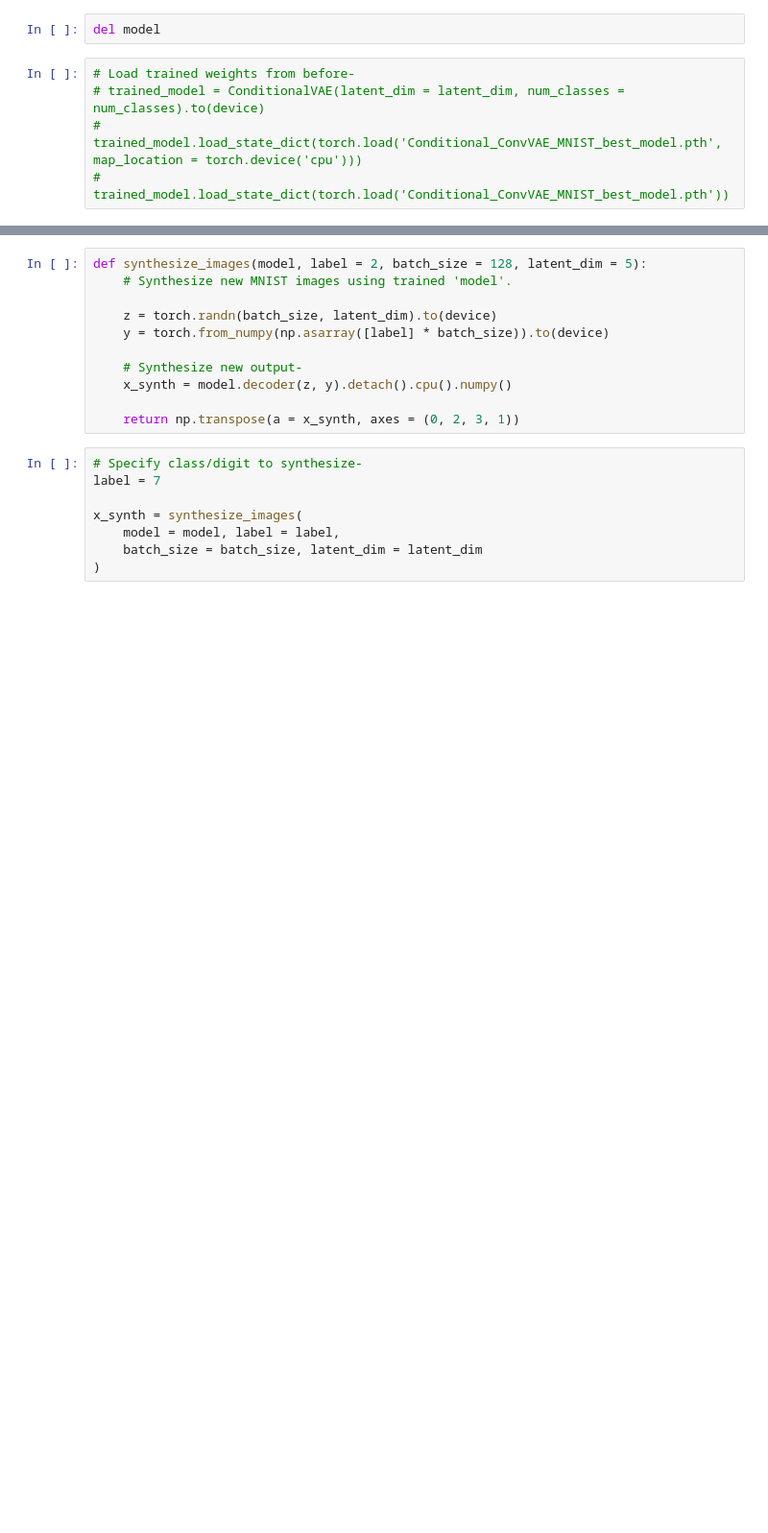
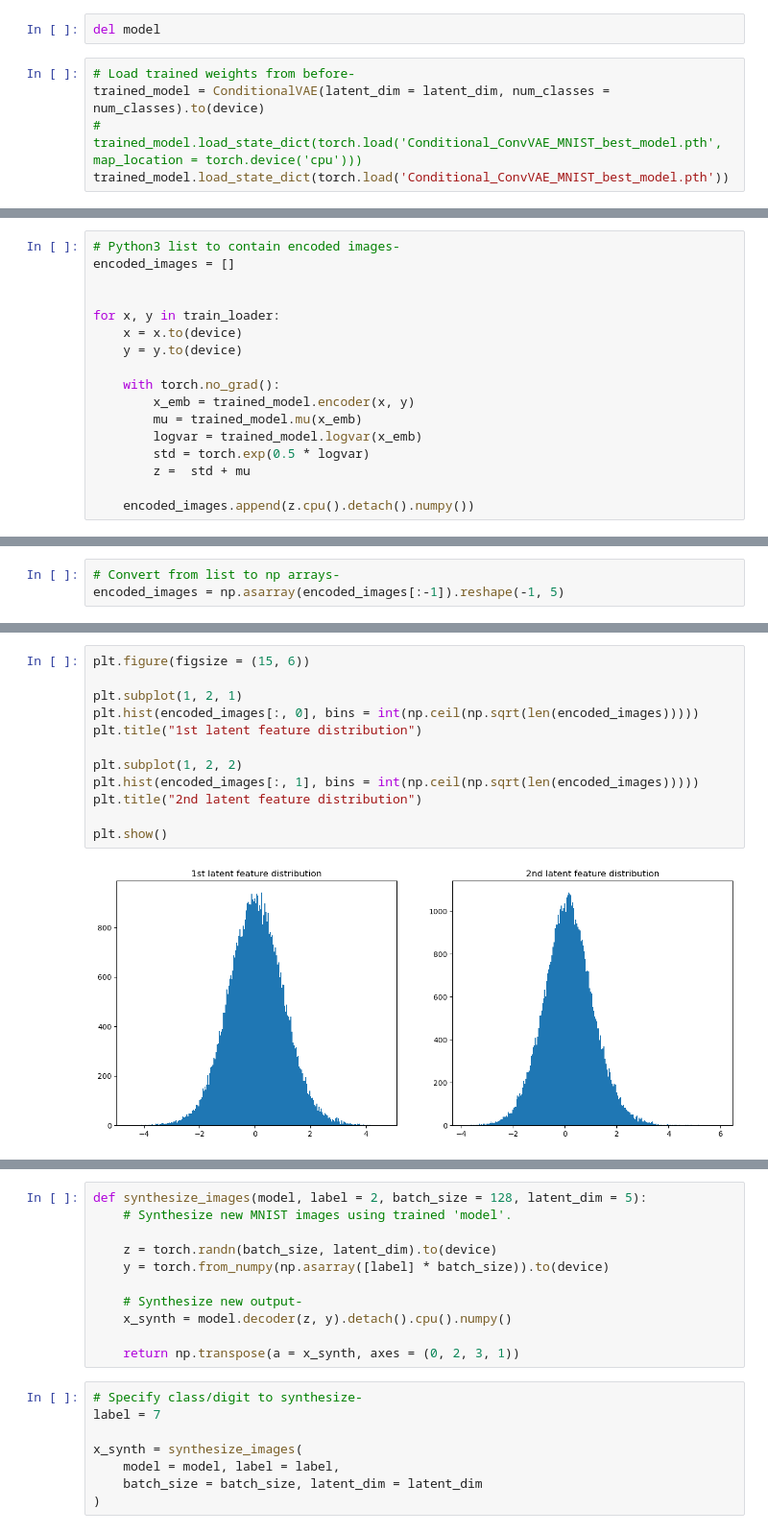
Before and after one commit to arjun-majumdar/Autoencoders_Experiments, a Jupyter notebook: Conditional_ConvVAE_MNIST_torch.ipynb, the cells around one changed output, grey strips where cells are left out. Shown: that part at 96% size. Drawn from its saved outputs; the diff is of its cells as text; blank space fills up the shorter version.

Commit message:
Conditional Conv-VAE: MNIST & torch

```diff
--- a/Conditional_ConvVAE_MNIST_torch.ipynb
+++ b/Conditional_ConvVAE_MNIST_torch.ipynb
@@ -523,6 +523,6 @@ plt.show()
 del model
 # %%
 # Load trained weights from before-
-# trained_model = ConditionalVAE(latent_dim = latent_dim, num_classes = num_classes).to(device)
+trained_model = ConditionalVAE(latent_dim = latent_dim, num_classes = num_classes).to(device)
 # trained_model.load_state_dict(torch.load('Conditional_ConvVAE_MNIST_best_model.pth', map_location = torch.device('cpu')))
-# trained_model.load_state_dict(torch.load('Conditional_ConvVAE_MNIST_best_model.pth'))
+trained_model.load_state_dict(torch.load('Conditional_ConvVAE_MNIST_best_model.pth'))
@@ -528,0 +533,17 @@ del model
+# %%
+# Python3 list to contain encoded images-
+encoded_images = []
+
+
+for x, y in train_loader:
+    x = x.to(device)
+    y = y.to(device)
+
+    with torch.no_grad():
+        x_emb = trained_model.encoder(x, y)
+        mu = trained_model.mu(x_emb)
+        logvar = trained_model.logvar(x_emb)
+        std = torch.exp(0.5 * logvar)
+        z =  std + mu
+
+    encoded_images.append(z.cpu().detach().numpy())
@@ -528,0 +554,3 @@ del model
+# %%
+# Convert from list to np arrays-
+encoded_images = np.asarray(encoded_images[:-1]).reshape(-1, 5)
@@ -528,0 +573,14 @@ del model
+# %%
+plt.figure(figsize = (15, 6))
+
+plt.subplot(1, 2, 1)
+plt.hist(encoded_images[:, 0], bins = int(np.ceil(np.sqrt(len(encoded_images)))))
+plt.title("1st latent feature distribution")
+
+plt.subplot(1, 2, 2)
+plt.hist(encoded_images[:, 1], bins = int(np.ceil(np.sqrt(len(encoded_images)))))
+plt.title("2nd latent feature distribution")
+
+plt.show()
+# %% [output]
+[figure, added]
```
Also changed, not shown: parts of 8 cells of this notebook.
